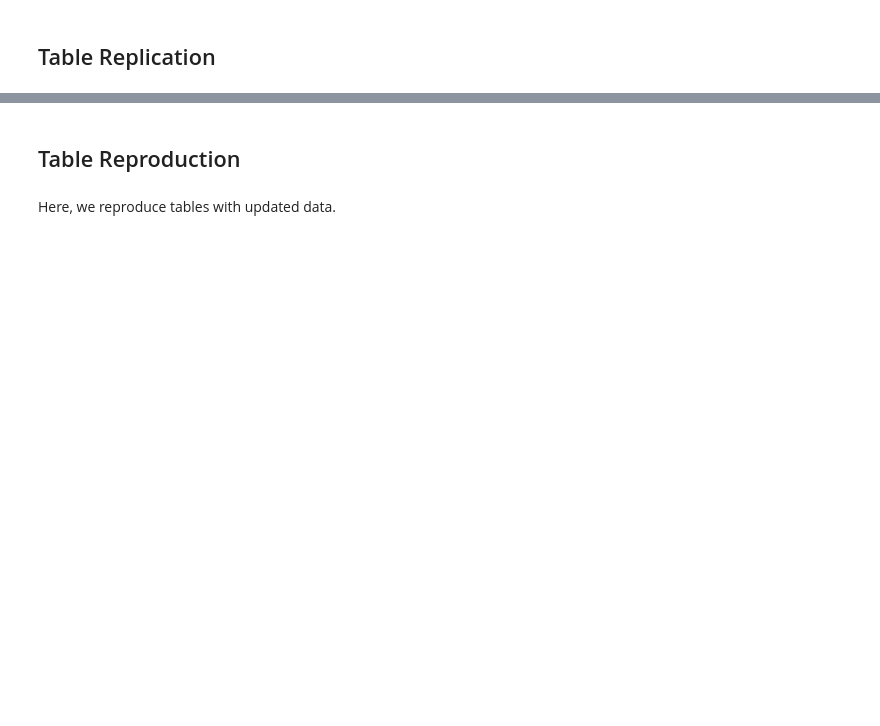
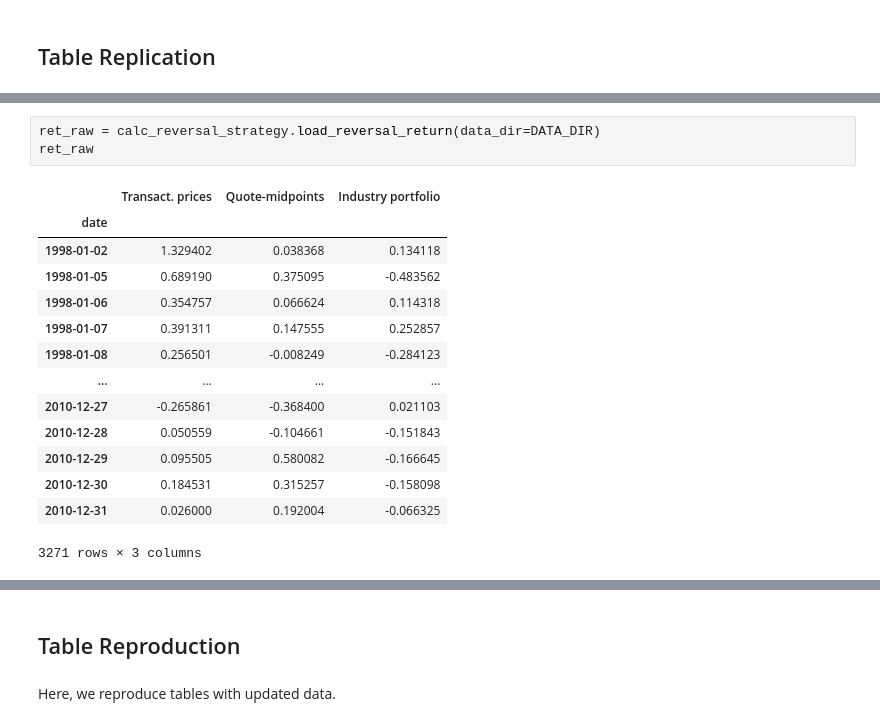
Before and after one commit to Waylon1026/Final-Project-Evaporating-Liquidity, a Jupyter notebook: src/notebook.ipynb, the cells around one changed output, grey strips where cells are left out. Saved outputs shown, nothing was run; the diff lists cells and outputs as text; blank space fills up the shorter version.

Commit message:
Modify calc_reversal_strategy
construct hedged reversal strategy, replicate table 1 B, update jupyter notebook

```diff
--- a/src/notebook.ipynb
+++ b/src/notebook.ipynb
@@ -174,0 +273,18 @@ We replicate tables with data from January 1998 to December 2010.
+# %%
+ret_raw = calc_reversal_strategy.load_reversal_return(data_dir=DATA_DIR)
+ret_raw
+# %% [output]
+|  | Transact. prices | Quote-midpoints | Industry portfolio |
+| date |  |  |  |
+| 1998-01-02 | 1.329402 | 0.038368 | 0.134118 |
+| 1998-01-05 | 0.689190 | 0.375095 | -0.483562 |
+| 1998-01-06 | 0.354757 | 0.066624 | 0.114318 |
+| 1998-01-07 | 0.391311 | 0.147555 | 0.252857 |
+| 1998-01-08 | 0.256501 | -0.008249 | -0.284123 |
+| ... | ... | ... | ... |
+| 2010-12-27 | -0.265861 | -0.368400 | 0.021103 |
+| 2010-12-28 | 0.050559 | -0.104661 | -0.151843 |
+| 2010-12-29 | 0.095505 | 0.580082 | -0.166645 |
+| 2010-12-30 | 0.184531 | 0.315257 | -0.158098 |
+| 2010-12-31 | 0.026000 | 0.192004 | -0.066325 |
+3271 rows × 3 columns
```
Also changed, not shown: parts of 36 cells of this notebook, 2 other files.
